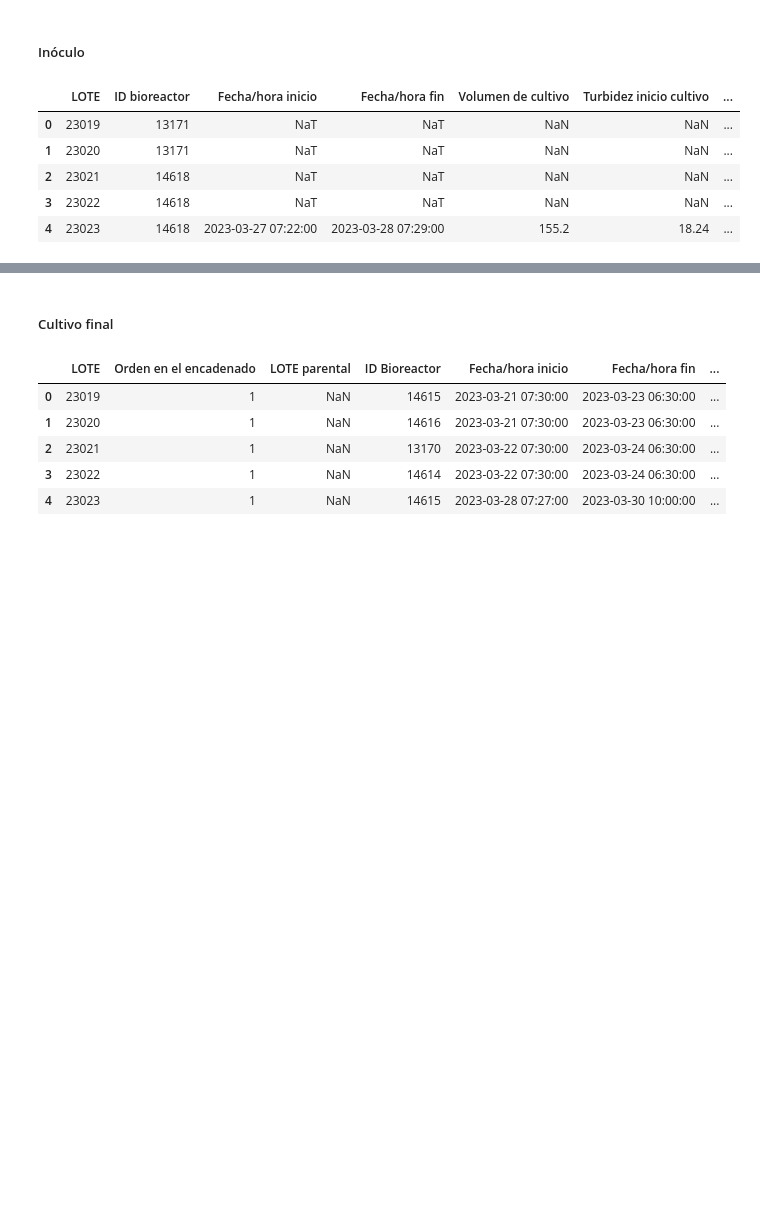
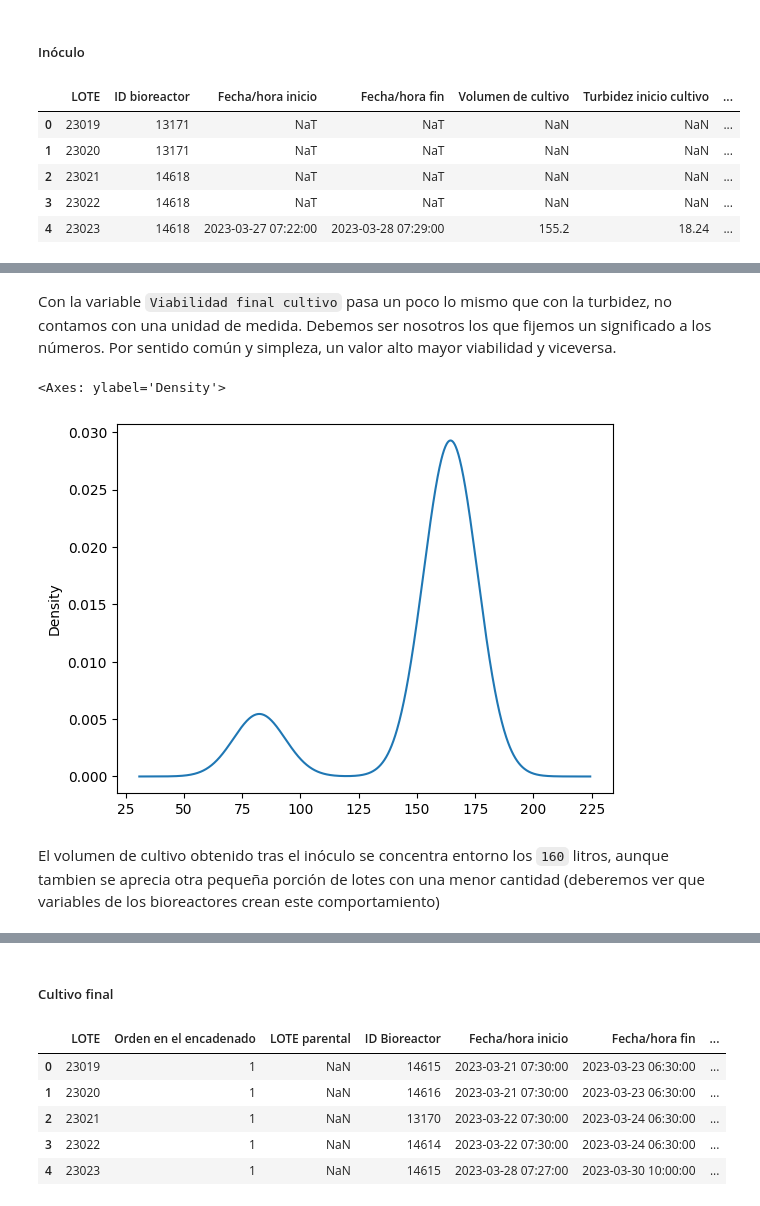
Before and after one commit to nikodyulger/datathon-los-forajidos, a Jupyter notebook: exploracion.ipynb, the cells around one changed output, grey strips where cells are left out. Saved outputs shown, nothing was run; the diff lists cells and outputs as text; code cells hidden in the pictures; blank space fills up the shorter version.

```diff
--- a/exploracion.ipynb
+++ b/exploracion.ipynb
@@ -319,7 +310,7 @@ El 75% de los lotes necesitan de al menos de unas 30 horas para obtener el prein
 # %% [markdown]
 ##### Inóculo
 # %%
-df_inoculo = pd.read_excel('raw_data/Fases producción.xlsx', sheet_name='Inóculo', engine='openpyxl')
+df_inoculo = pd.read_excel('raw_data/Fases producción v02.xlsx', sheet_name='Inóculo', engine='openpyxl')
 df_inoculo.head(5)
 # %% [output]
 |  | LOTE | ID bioreactor | Fecha/hora inicio | Fecha/hora fin | Volumen de cultivo | Turbidez inicio cultivo | ... |
@@ -330,0 +328,3 @@ df_inoculo.head(5)
+# %%
+df_inoculo = df_inoculo[df_inoculo['LOTE'].isin(LOTES)]
+df_inoculo.shape
@@ -330,0 +353,2 @@ df_inoculo.head(5)
+# %%
+df_inoculo['Viabilidad final cultivo'] = pd.to_numeric(df_inoculo['Viabilidad final cultivo'], errors='coerce')
@@ -330,0 +371,4 @@ df_inoculo.head(5)
+# %%
+# Por simpleza a la hora de explorar
+df_inoculo.dropna(inplace=True)
+df_inoculo.shape
@@ -330,0 +403,9 @@ df_inoculo.head(5)
+# %% [markdown]
+Con la variable `Viabilidad final cultivo` pasa un poco lo mismo que con la turbidez, no contamos con una unidad de medida. Debemos ser nosotros los que fijemos un significado a los números. Por sentido común y simpleza, un valor alto mayor viabilidad y viceversa.
+# %%
+df_inoculo['Volumen de cultivo'].plot(kind='density')
+# %% [output]
+<Axes: ylabel='Density'>
+[figure, added]
+# %% [markdown]
+El volumen de cultivo obtenido tras el inóculo se concentra entorno los `160` litros, aunque tambien se aprecia otra pequeña porción de lotes con una menor cantidad (deberemos ver que variables de los bioreactores crean este comportamiento)
```
Also changed, not shown: parts of 50 cells of this notebook.
